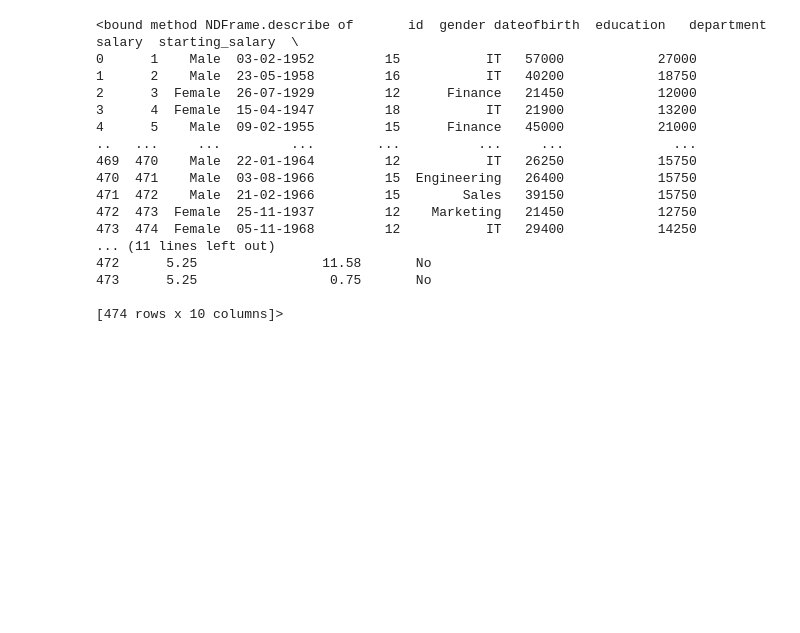
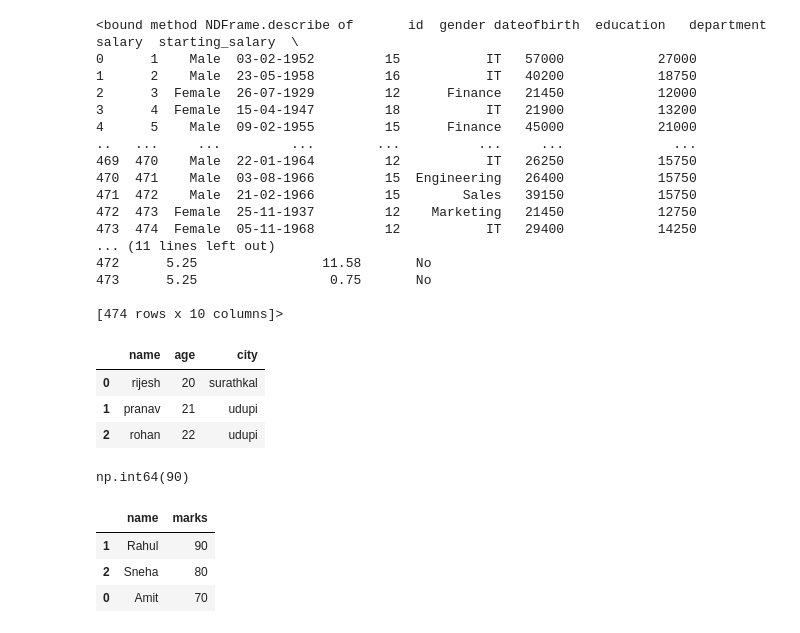
Before and after one commit to Rijesh033/placement-training, a Jupyter notebook: pandas/pandasphase1.ipynb, the cells around one changed output. Saved outputs shown, nothing was run; the diff lists cells and outputs as text; code cells hidden in the pictures; blank space fills up the shorter version.

Commit message:
Update pandas projuct

```diff
--- a/pandas/pandasphase1.ipynb
+++ b/pandas/pandasphase1.ipynb
@@ -168,4 +168,41 @@ df.describe
 
 [474 rows x 10 columns]>
 # %%
-df.
+import pandas as pd
+
+data = {
+    "name": ["rijesh", "pranav", "rohan"],
+    "age": [20, 21, 22],
+    "city": ["surathkal", "udupi", "udupi"]
+}
+
+df = pd.DataFrame(data)
+df
+# %% [output]
+|  | name | age | city |
+| 0 | rijesh | 20 | surathkal |
+| 1 | pranav | 21 | udupi |
+| 2 | rohan | 22 | udupi |
+# %%
+data = {
+    "name": ["Amit", "Rahul", "Sneha"],
+    "marks": [70, 90, 80]
+}
+
+df = pd.DataFrame(data)
+df["marks"].max()
+# %% [output]
+np.int64(90)
+# %%
+data = {
+    "name": ["Amit", "Rahul", "Sneha"],
+    "marks": [70, 90, 80]
+}
+
+df = pd.DataFrame(data)
+df.sort_values("marks", ascending=False)
+# %% [output]
+|  | name | marks |
+| 1 | Rahul | 90 |
+| 2 | Sneha | 80 |
+| 0 | Amit | 70 |
```
